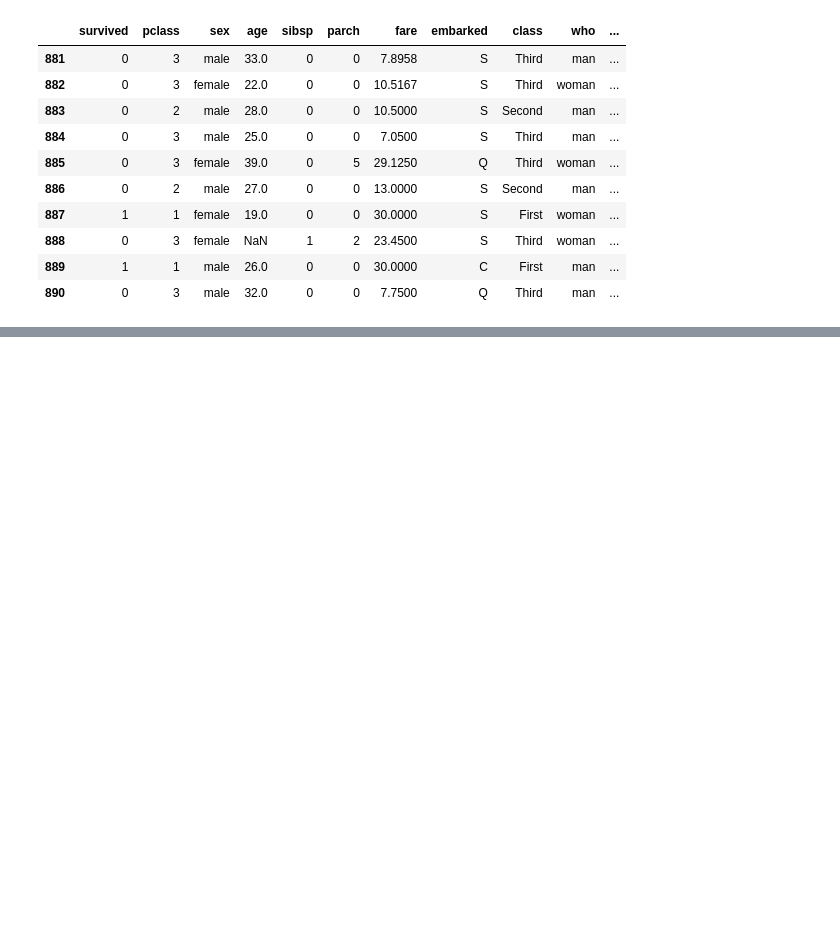
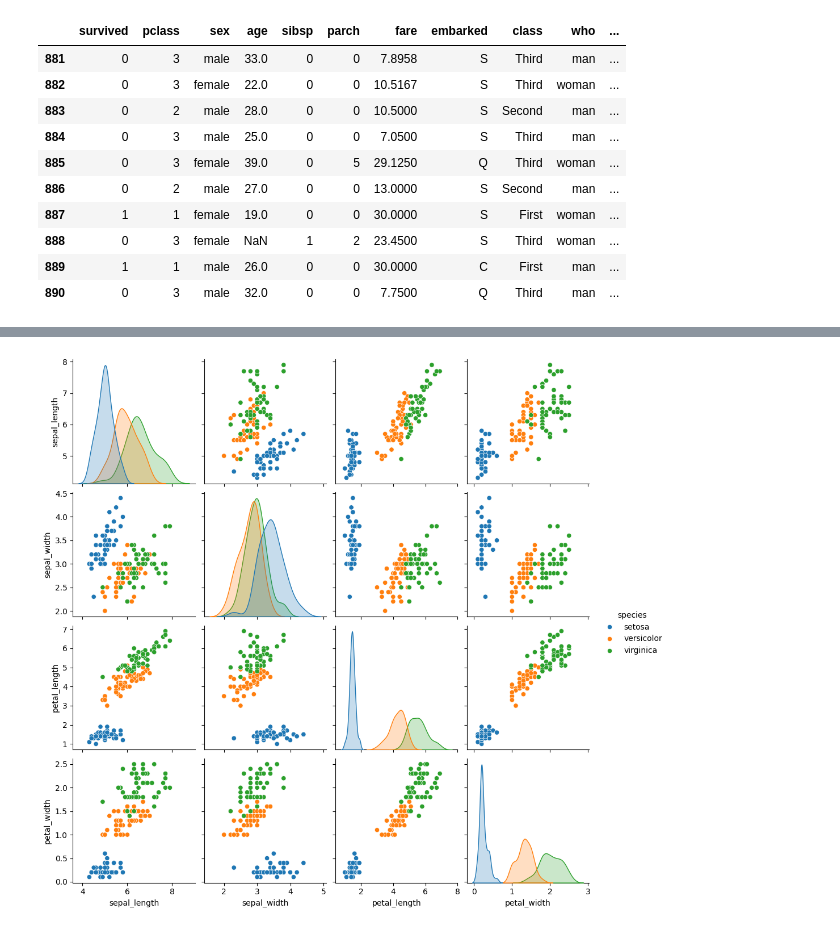
Before and after one commit to midrees555/tdf-data-analysis, a Jupyter notebook: python-ka-chilla/day-01-hello-python/hello.ipynb, the cells around one changed output, grey strips where cells are left out. Saved outputs shown, nothing was run; the diff lists cells and outputs as text; code cells hidden in the pictures; blank space fills up the shorter version.

```diff
--- a/python-ka-chilla/day-01-hello-python/hello.ipynb
+++ b/python-ka-chilla/day-01-hello-python/hello.ipynb
@@ -59,0 +89,6 @@ df.tail(10)
+# %%
+# Pairplot to visualize relationships between variables
+sns.pairplot(iris_df, hue='species')
+plt.show()
+# %% [output]
+[figure, added]
```
Also changed, not shown: parts of 10 cells of this notebook, 2 other files.
